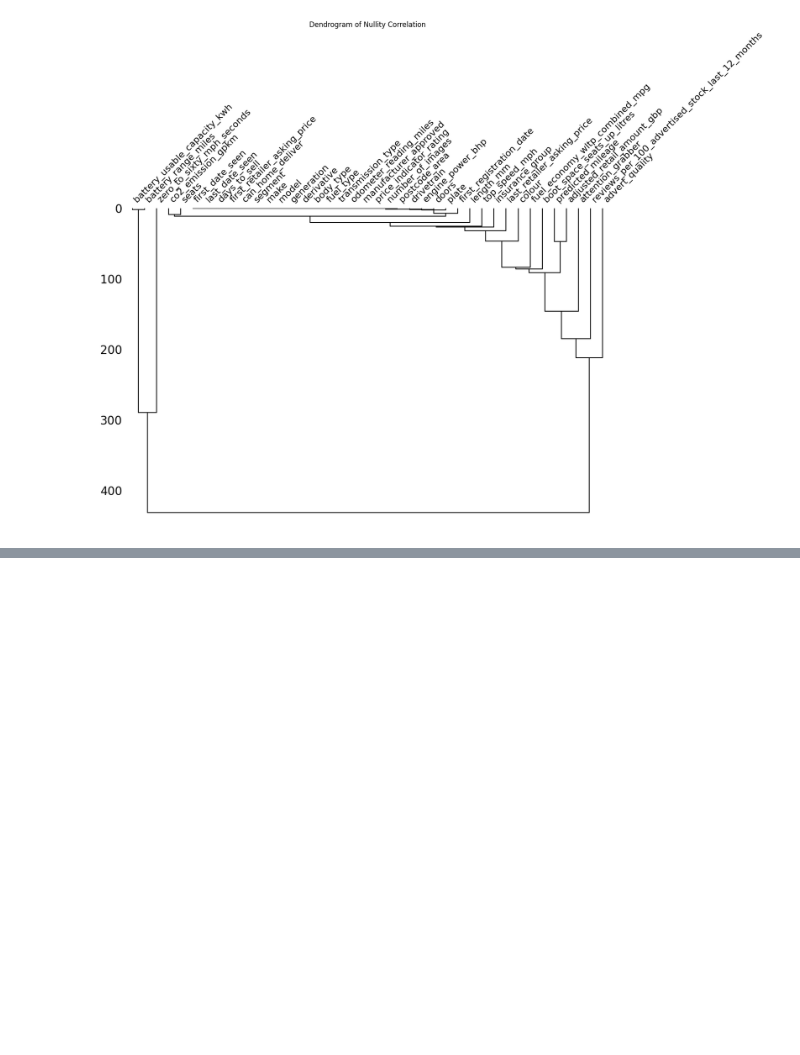
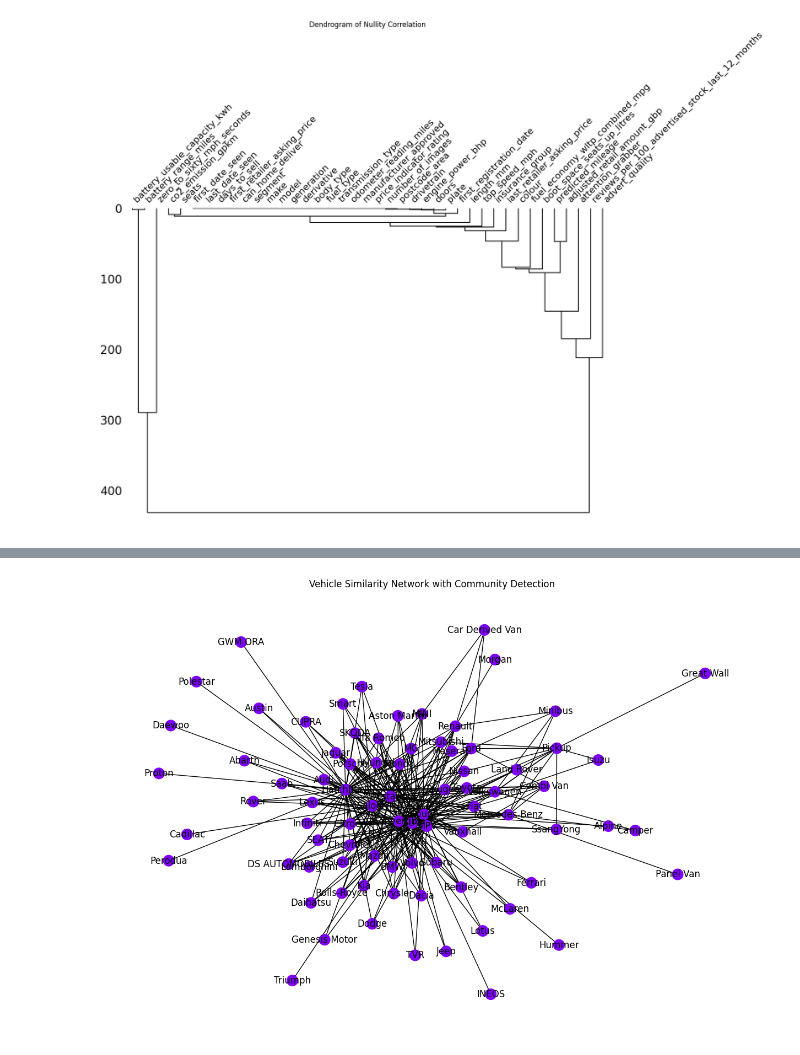
Before and after one commit to 4REHMA70/auto-trader, a Jupyter notebook: a.ipynb, the cells around one changed output, grey strips where cells are left out. Drawn from its saved outputs; the diff is of its cells as text; code cells hidden in the pictures; blank space fills up the shorter version.

```diff
--- a/a.ipynb
+++ b/a.ipynb
@@ -520,0 +640,23 @@ plt.show()
+# %%
+import networkx as nx
+
+attributes = ['make', 'body_type']
+
+subset_df = dropped_df[attributes]
+
+G = nx.from_pandas_edgelist(subset_df, source='make', target='body_type', create_using=nx.Graph())
+
+pos = nx.spring_layout(G)
+
+communities = list(nx.community.label_propagation.label_propagation_communities(G))
+
+node_community_map = {node: i for i, comm in enumerate(communities) for node in comm}
+
+color_map = [node_community_map[node] for node in G.nodes]
+
+plt.figure(figsize=(12, 8))
+nx.draw(G, pos, with_labels=True, node_size=200, node_color=color_map, cmap=plt.cm.rainbow)
+plt.title('Vehicle Similarity Network with Community Detection')
+plt.show()
+# %% [output]
+[figure, added]
```
Also changed, not shown: parts of 7 cells of this notebook.
